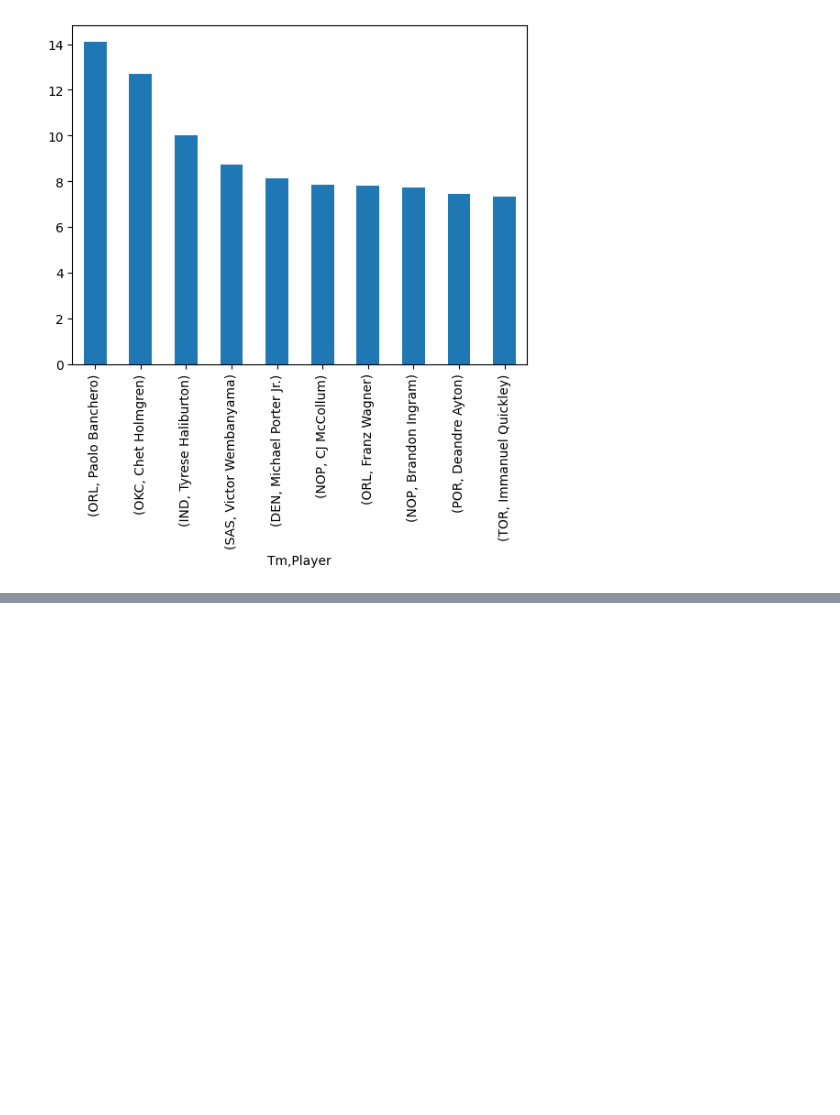
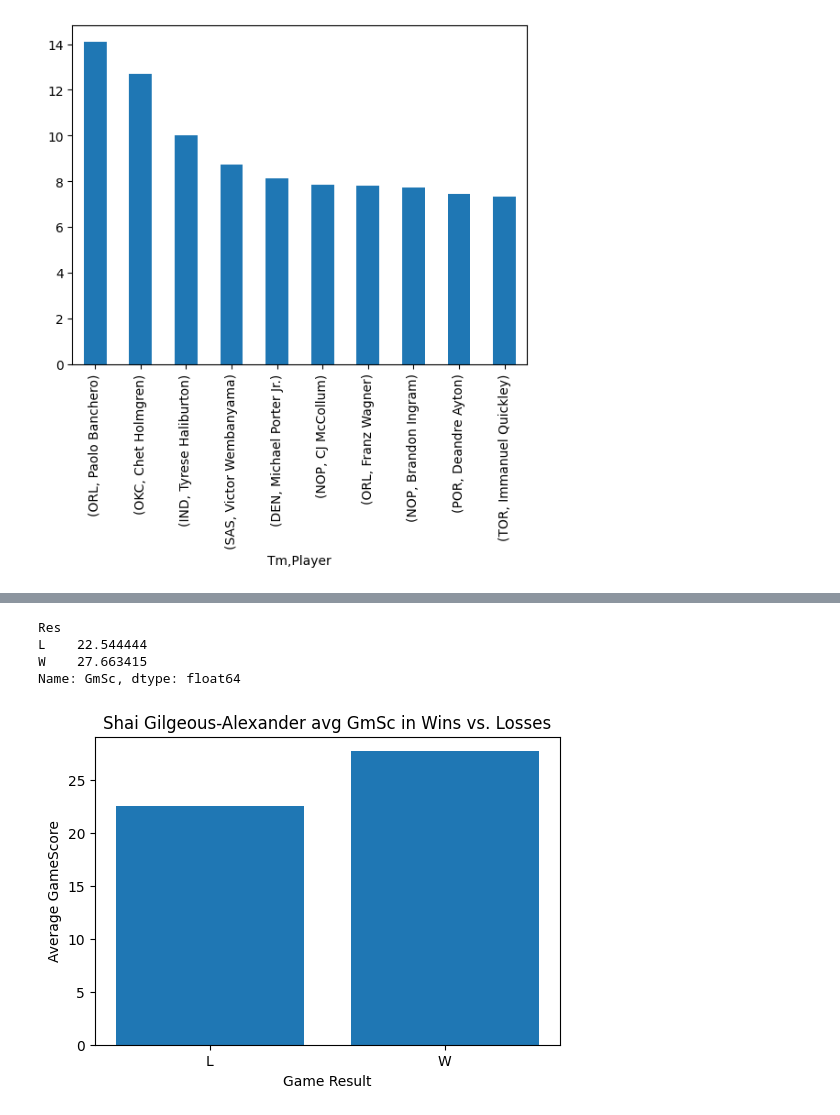
Before and after one commit to JamesDerrick22/cs130-project, a Jupyter notebook: Analysis.ipynb, the cells around one changed output, grey strips where cells are left out. Saved outputs shown, nothing was run; the diff lists cells and outputs as text; code cells hidden in the pictures; blank space fills up the shorter version.

```diff
--- a/Analysis.ipynb
+++ b/Analysis.ipynb
@@ -186,0 +304,26 @@ filtered_stats['Diff'].head(10).plot(kind='bar')
+# %%
+sga_df =  df[df['Player'] == 'Shai Gilgeous-Alexander']
+
+sga_summary = (
+    sga_df
+    .groupby('Res')['GmSc']
+    .mean()
+)
+sga_summary
+# %% [output]
+Res
+L    22.544444
+W    27.663415
+Name: GmSc, dtype: float64
+# %%
+plt.figure(figsize=(6,4))
+plt.bar(sga_summary.index, sga_summary.values)
+
+plt.xlabel('Game Result')
+plt.ylabel('Average GameScore')
+plt.title('Shai Gilgeous-Alexander avg GmSc in Wins vs. Losses')
+
+plt.savefig('sga_gs_wins_losses.png')
+plt.show()
+# %% [output]
+[figure, added]
```
Also changed, not shown: parts of 8 cells of this notebook, 1 other file.
